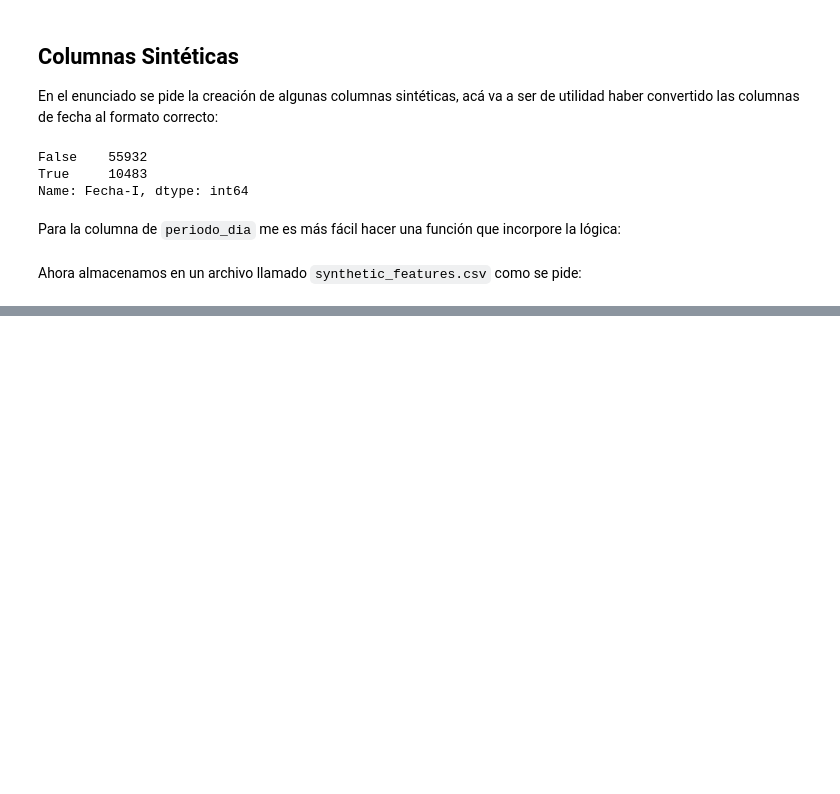
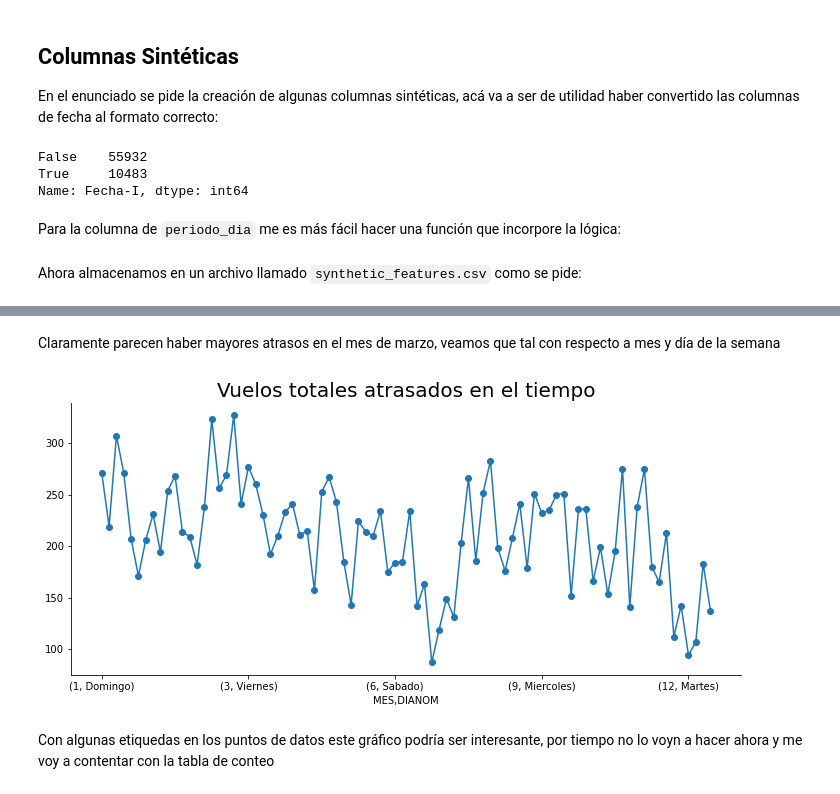
Before and after one commit to TattooeDeer/ChallengeLATAMAirlines, a Jupyter notebook: Solution.ipynb, the cells around one changed output, grey strips where cells are left out. Cells and saved outputs as stored; diff of their text form; code cells hidden in the pictures; blank space fills up the shorter version.

```diff
--- a/Solution.ipynb
+++ b/Solution.ipynb
@@ -367,0 +420,12 @@ cleaned_df[['temporada_alta', 'dif_min', 'atraso_15', 'periodo_dia']].to_csv('sy
+# %% [markdown]
+Claramente parecen haber mayores atrasos en el mes de marzo, veamos que tal con respecto a mes y día de la semana
+# %%
+_, _ = plt.subplots(figsize = (12,5))
+
+cleaned_df.groupby(by = ['MES', 'DIANOM'])['atraso_15'].sum().plot(marker = 'o')
+plt.title('Vuelos totales atrasados en el tiempo', fontsize = 20)
+sn.despine();
+# %% [output]
+[figure, added]
+# %% [markdown]
+Con algunas etiquedas en los puntos de datos este gráfico podría ser interesante, por tiempo no lo voyn a hacer ahora y me voy a contentar con la tabla de conteo
```
Also changed, not shown: parts of 16 cells of this notebook.
